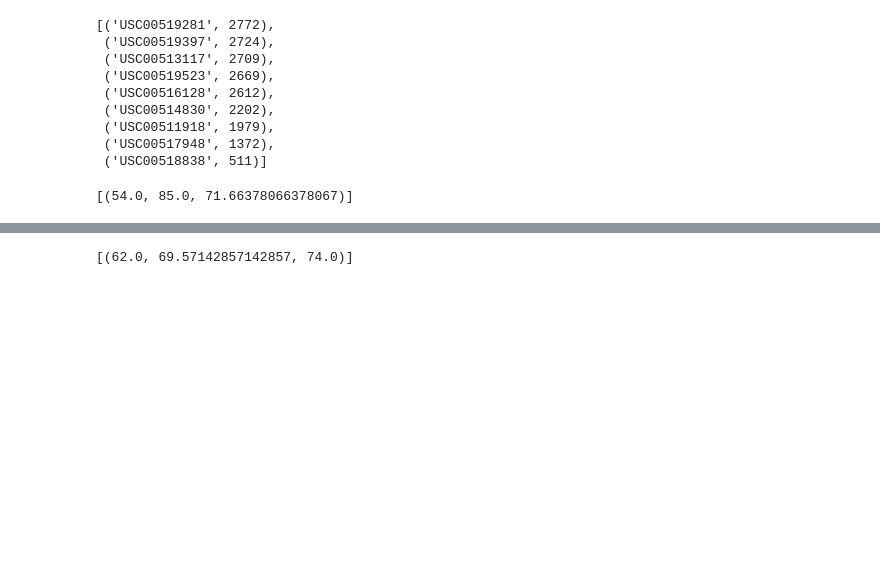
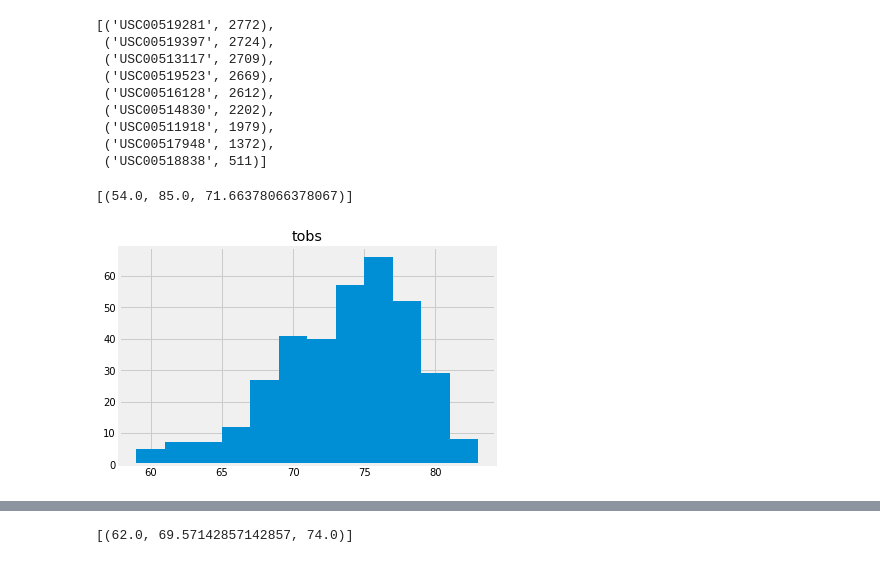
Before and after one commit to ningzesun1993/sqlalchemy-challenge, a Jupyter notebook: climate_starter.ipynb, the cells around one changed output, grey strips where cells are left out. Saved outputs shown, nothing was run; the diff lists cells and outputs as text; code cells hidden in the pictures; blank space fills up the shorter version.

```diff
--- a/climate_starter.ipynb
+++ b/climate_starter.ipynb
@@ -63,8 +74,8 @@ second_row.__dict__
 select = [Measurement.date, Measurement.prcp]
 # Calculate the date 1 year ago from the last data point in the database
 target_date = session.query(select[0]).order_by((func.strftime("%Y-%m-%d", Measurement.date).desc())).first()
-target_date = target_date[0]
-target_date = target_date[:3] + str(eval(target_date[3])-1) + target_date[4:]
+target_date_new = target_date[0]
+target_date = target_date_new[:3] + str(eval(target_date_new[3])-1) + target_date_new[4:]
 # Perform a query to retrieve the data and precipitation scores
 # Sort the dataframe by date
 date_prec = session.query(select[0],select[1]).filter(func.strftime("%Y-%m-%d", Measurement.date) > target_date)\
@@ -126,3 +137,12 @@ temp_station
 # %%
 # Choose the station with the highest number of temperature observations.
 # Query the last 12 months of temperature observation data for this station and plot the results as a histogram
+highest_stat = session.query(Measurement.tobs).filter(and_(func.strftime("%Y-%m-%d", Measurement.date) > target_date,
+                                                           Measurement.station == active_station[0][0])).all()
+pd_highest_stat = pd.DataFrame(highest_stat, columns = ['tobs'])
+pd_highest_stat.hist(bins = 12, label = 'tobs')
+# plt.title('')
+# plt.legend('tobs', prop = {'size': 13})
+plt.show()
+# %% [output]
+[figure, added]
```
Also changed, not shown: parts of 12 cells of this notebook.
